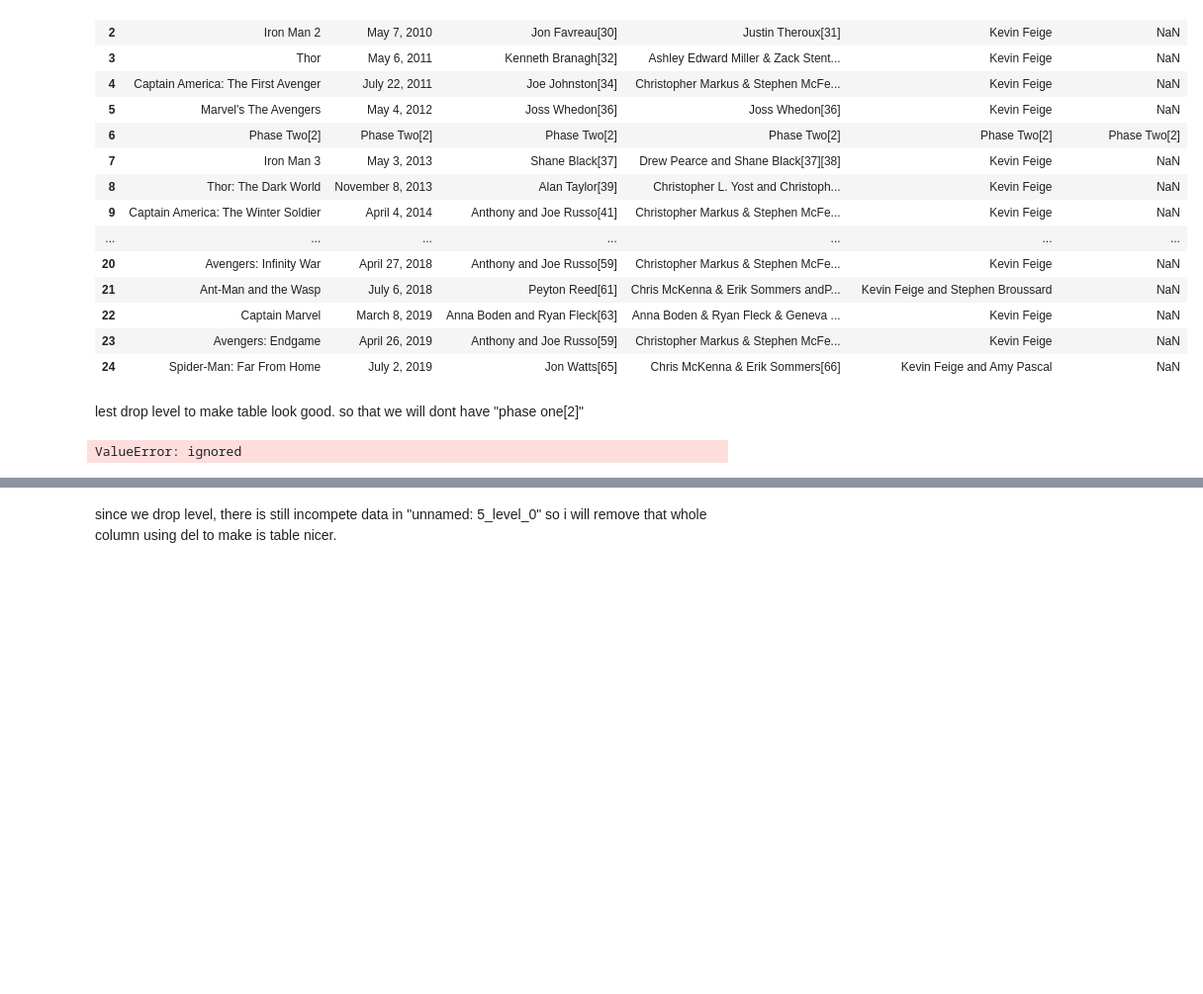
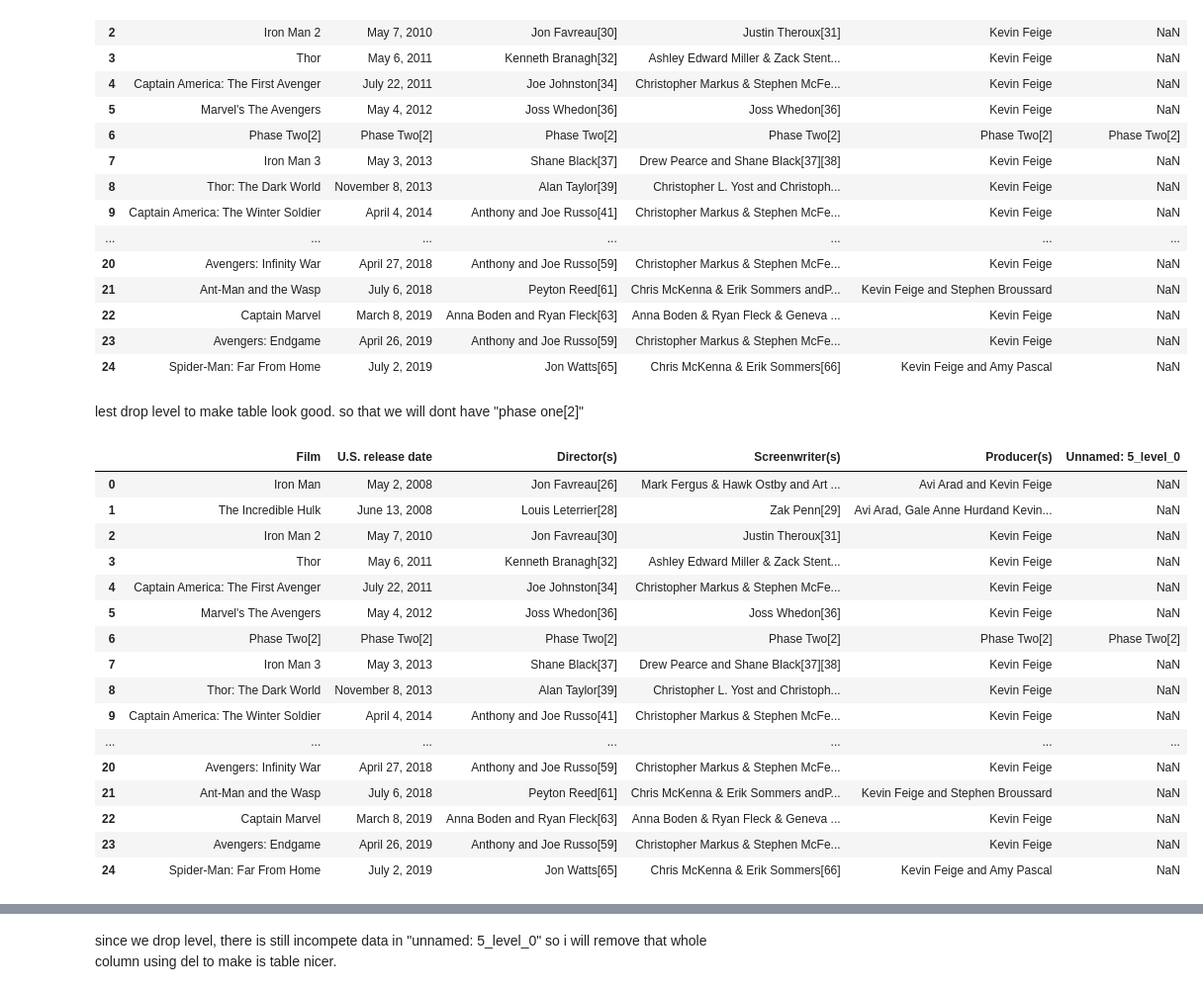
Before and after one commit to ashpou1/data-processing-4313, a Jupyter notebook: HTML table.ipynb, the cells around one changed output, grey strips where cells are left out. Shown at 99% size. Cells and saved outputs as stored; diff of their text form; code cells hidden in the pictures; blank space fills up the shorter version.

```diff
--- a/HTML table.ipynb
+++ b/HTML table.ipynb
@@ -75,8 +75,25 @@ df
 | 24 | Spider-Man: Far From Home | July 2, 2019 | Jon Watts[65] | Chris McKenna & Erik Sommers[66] | Kevin Feige and Amy Pascal | NaN |
 # %% [markdown]
 lest drop level to make table look good. so that we will dont have "phase one[2]"
-# %%
-df.columns = df.columns.droplevel(0)
-df
-# %% [output]
-ValueError: ignored
+# %%
+df.columns = df.columns.droplevel(1)
+df
+#i try to remove column 7 and 14 too. but cannot make it to work. using this
+# %% [output]
+|  | Film | U.S. release date | Director(s) | Screenwriter(s) | Producer(s) | Unnamed: 5_level_0 |
+| 0 | Iron Man | May 2, 2008 | Jon Favreau[26] | Mark Fergus & Hawk Ostby and Art ... | Avi Arad and Kevin Feige | NaN |
+| 1 | The Incredible Hulk | June 13, 2008 | Louis Leterrier[28] | Zak Penn[29] | Avi Arad, Gale Anne Hurdand Kevin... | NaN |
+| 2 | Iron Man 2 | May 7, 2010 | Jon Favreau[30] | Justin Theroux[31] | Kevin Feige | NaN |
+| 3 | Thor | May 6, 2011 | Kenneth Branagh[32] | Ashley Edward Miller & Zack Stent... | Kevin Feige | NaN |
+| 4 | Captain America: The First Avenger | July 22, 2011 | Joe Johnston[34] | Christopher Markus & Stephen McFe... | Kevin Feige | NaN |
+| 5 | Marvel's The Avengers | May 4, 2012 | Joss Whedon[36] | Joss Whedon[36] | Kevin Feige | NaN |
+| 6 | Phase Two[2] | Phase Two[2] | Phase Two[2] | Phase Two[2] | Phase Two[2] | Phase Two[2] |
+| 7 | Iron Man 3 | May 3, 2013 | Shane Black[37] | Drew Pearce and Shane Black[37][38] | Kevin Feige | NaN |
+| 8 | Thor: The Dark World | November 8, 2013 | Alan Taylor[39] | Christopher L. Yost and Christoph... | Kevin Feige | NaN |
+| 9 | Captain America: The Winter Soldier | April 4, 2014 | Anthony and Joe Russo[41] | Christopher Markus & Stephen McFe... | Kevin Feige | NaN |
+| ... | ... | ... | ... | ... | ... | ... |
+| 20 | Avengers: Infinity War | April 27, 2018 | Anthony and Joe Russo[59] | Christopher Markus & Stephen McFe... | Kevin Feige | NaN |
+| 21 | Ant-Man and the Wasp | July 6, 2018 | Peyton Reed[61] | Chris McKenna & Erik Sommers andP... | Kevin Feige and Stephen Broussard | NaN |
+| 22 | Captain Marvel | March 8, 2019 | Anna Boden and Ryan Fleck[63] | Anna Boden & Ryan Fleck & Geneva ... | Kevin Feige | NaN |
+| 23 | Avengers: Endgame | April 26, 2019 | Anthony and Joe Russo[59] | Christopher Markus & Stephen McFe... | Kevin Feige | NaN |
+| 24 | Spider-Man: Far From Home | July 2, 2019 | Jon Watts[65] | Chris McKenna & Erik Sommers[66] | Kevin Feige and Amy Pascal | NaN |
```
Also changed, not shown: parts of 5 cells of this notebook.
